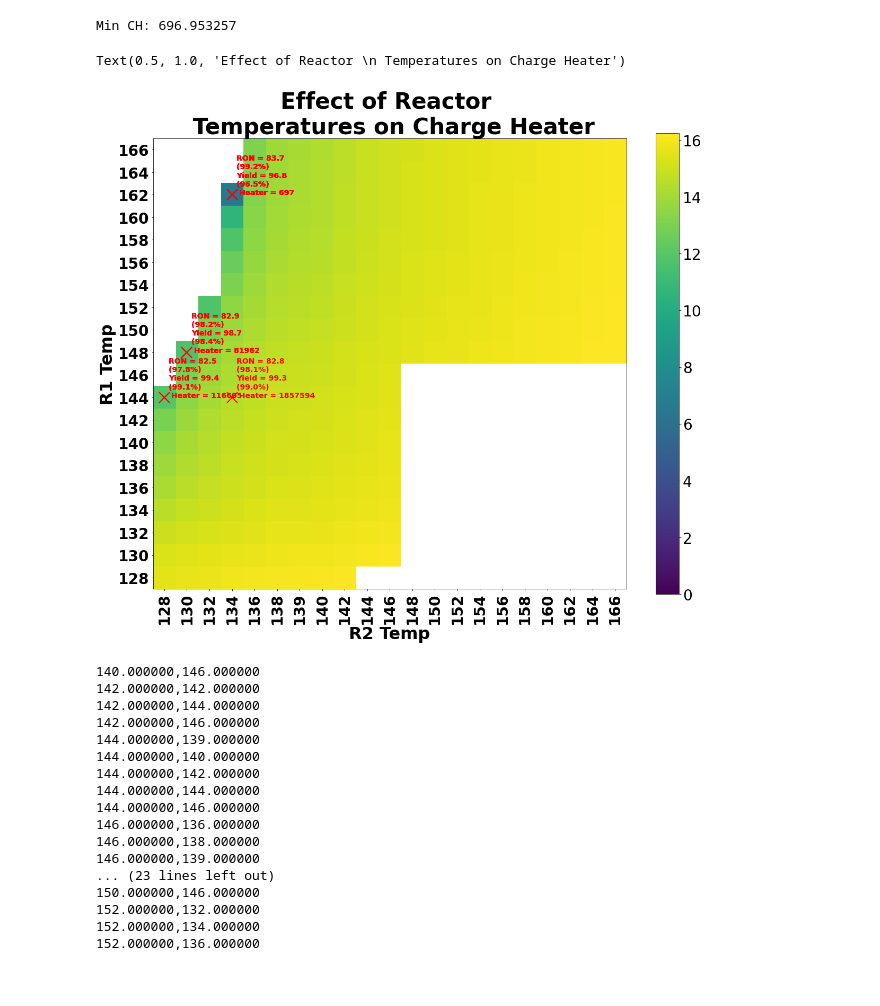
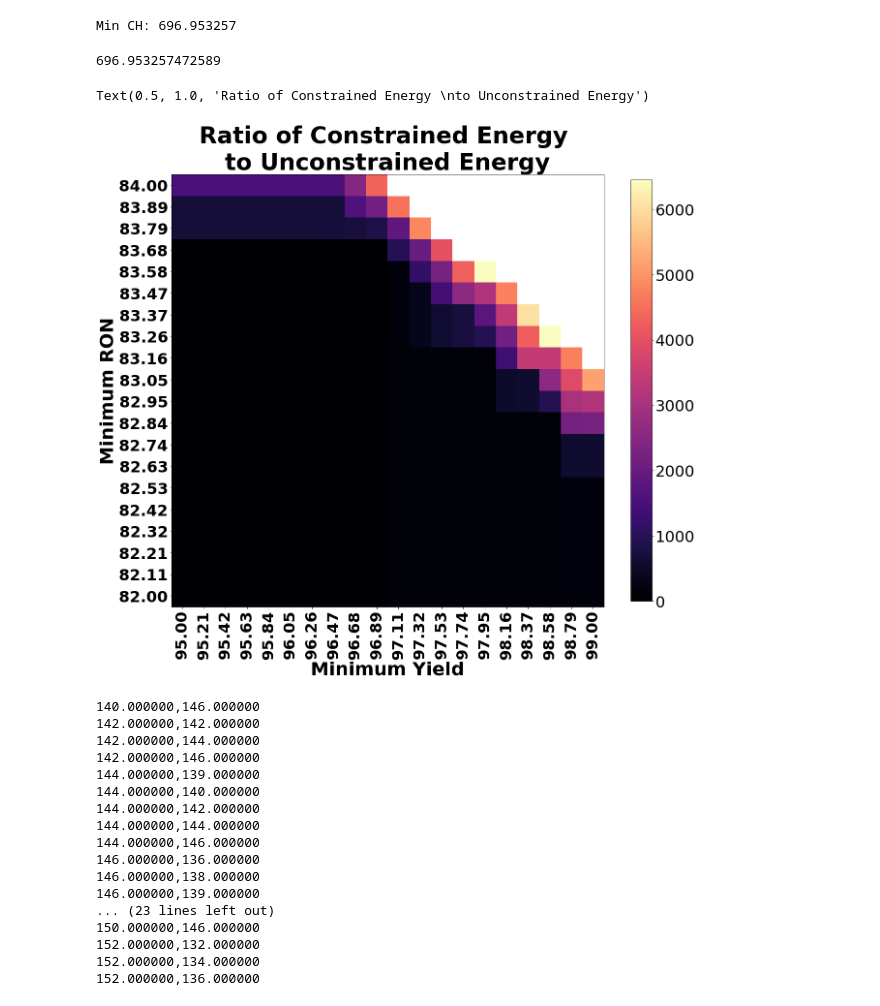
Before and after one commit to KISRDevelopment/iso-exploration, a Jupyter notebook: global_optima.ipynb, the cells around one changed output. Drawn from its saved outputs; the diff is of its cells as text; code cells hidden in the pictures.

Commit message:
add constrained opt figure

```diff
--- a/global_optima.ipynb
+++ b/global_optima.ipynb
@@ -384,47 +384,42 @@ constrained_sol['min_ron'] = results[:,0]
 constrained_sol['min_yield'] = results[:,1]
 constrained_sol['increase_in_energy'] = (constrained_sol['r1_charge_heater'] - min_ch) / min_ch
 constrained_sol.to_csv("tmp/constrained_sol.csv",index=True)
-# %%
-r1s = sorted(set(df['r1_temp']))
-r1idxs = dict(zip(r1s, range(len(r1s))))
-r2s = sorted(set(df['r2_temp']))
-r2idxs = dict(zip(r2s, range(len(r2s))))
-dependent_var = 'r1_charge_heater'
-
-M = np.zeros((len(r1s), len(r2s)))
-for i, r1t in enumerate(r1s):
-    for j, r2t in enumerate(r2s):
-        sdf = df[(df['r1_temp'] == r1t) & (df['r2_temp'] == r2t) & (df['r1_charge_heater'] >= 0)]
-        mean_dep = np.mean(sdf[dependent_var])
-        M[i, j] = mean_dep
-
-n,m = M.shape
-f, ax = plt.subplots(1, 1, figsize=(20, 20))
-im = ax.imshow(np.log(M), origin='lower', vmin=0)
-
-for r in constrained_sol.itertuples():
-    r1idx = r1idxs[r.r1_temp]
-    r2idx = r2idxs[r.r2_temp]
-    ax.plot([r2idx], [r1idx], 'x', markersize=20, color='red', markeredgewidth=2)
-    ax.annotate('RON = %4.1f\n(%4.1f%%) \nYield = %4.1f \n(%4.1f%%) \n Heater = %.0f ' % (r.process_ron,
-                                                                                r.process_ron * 100 / max_ron,
-                                                                                r.process_yield,
-                                                                                r.process_yield * 100 / max_yield,
-                                                                                r.r1_charge_heater),
-            (r2idx, r1idx), (r2idx+0.2, r1idx), fontsize=14, color='red', fontweight='bold')
-
-ax.set_xticks(np.arange(m))
-ax.set_xticklabels(['%d' % d for d in r2s], rotation=90, fontsize=28, fontweight='bold')
-ax.set_yticks(np.arange(n))
-ax.set_yticklabels(['%d' % d for d in r1s], fontsize=28, fontweight='bold')
-ax.set_xlabel('R2 Temp', fontsize=32, fontweight='bold')
-ax.set_ylabel('R1 Temp', fontsize=32, fontweight='bold')
-cbar = f.colorbar(im, ax=ax, shrink=0.8)
-cbar.ax.tick_params(labelsize=28)
-ax.set_title('Effect of Reactor \n Temperatures on Charge Heater', fontsize=42, fontweight='bold')
-# %% [output]
-Text(0.5, 1.0, 'Effect of Reactor \n Temperatures on Charge Heater')
-[figure, removed]
+# %%
+min_rons = np.linspace(82, 84, 20)
+min_yields = np.linspace(95, 99, 20)
+opt_ch = np.zeros((min_rons.shape[0], min_yields.shape[0]))
+for i in range(min_rons.shape[0]):
+    for j in range(min_yields.shape[0]):
+        min_ron = min_rons[i]
+        min_yield = min_yields[j]
+        ix = (ffdf['process_ron'] >= min_ron) & (ffdf['process_yield'] >= min_yield)
+        if np.sum(ix) > 0:
+            sdf = ffdf[ix]
+#             best_ix = np.argmin(sdf['r1_charge_heater'])
+#             best_index = sdf.index[best_ix]
+            opt_ch[i, j] = np.min(sdf['r1_charge_heater'])
+        else:
+            opt_ch[i,j] = np.nan
+# %%
+n,m = opt_ch.shape
+print(min_ch)
+M = opt_ch / min_ch
+f, ax = plt.subplots(1, 1, figsize=(20, 20))
+im = ax.imshow(M, origin='lower', vmin=0, cmap='magma')
+ax.set_xticks(np.arange(m))
+ax.set_xticklabels(['%4.2f' % d for d in min_yields], rotation=90, fontsize=32, fontweight='bold')
+ax.set_yticks(np.arange(n))
+ax.set_yticklabels(['%4.2f' % d for d in min_rons], fontsize=32, fontweight='bold')
+ax.set_xlabel('Minimum Yield', fontsize=38, fontweight='bold')
+ax.set_ylabel('Minimum RON', fontsize=38, fontweight='bold')
+cbar = f.colorbar(im, ax=ax, shrink=0.8)
+cbar.ax.tick_params(labelsize=32)
+
+ax.set_title('Ratio of Constrained Energy \nto Unconstrained Energy', fontsize=48, fontweight='bold')
+# %% [output]
+696.953257472589
+Text(0.5, 1.0, 'Ratio of Constrained Energy \nto Unconstrained Energy')
+[figure, added]
 # %%
 r1s = sorted(set(df['r1_temp']))
 r1idxs = dict(zip(r1s, range(len(r1s))))
```
